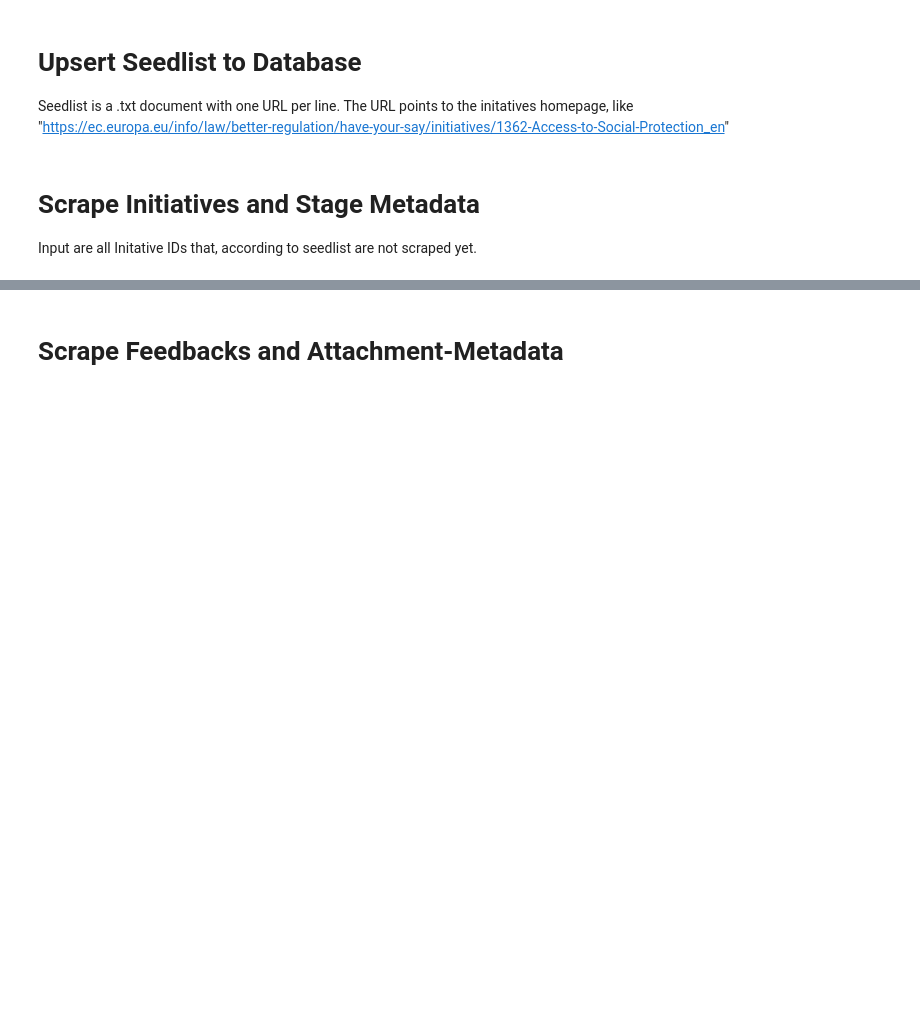
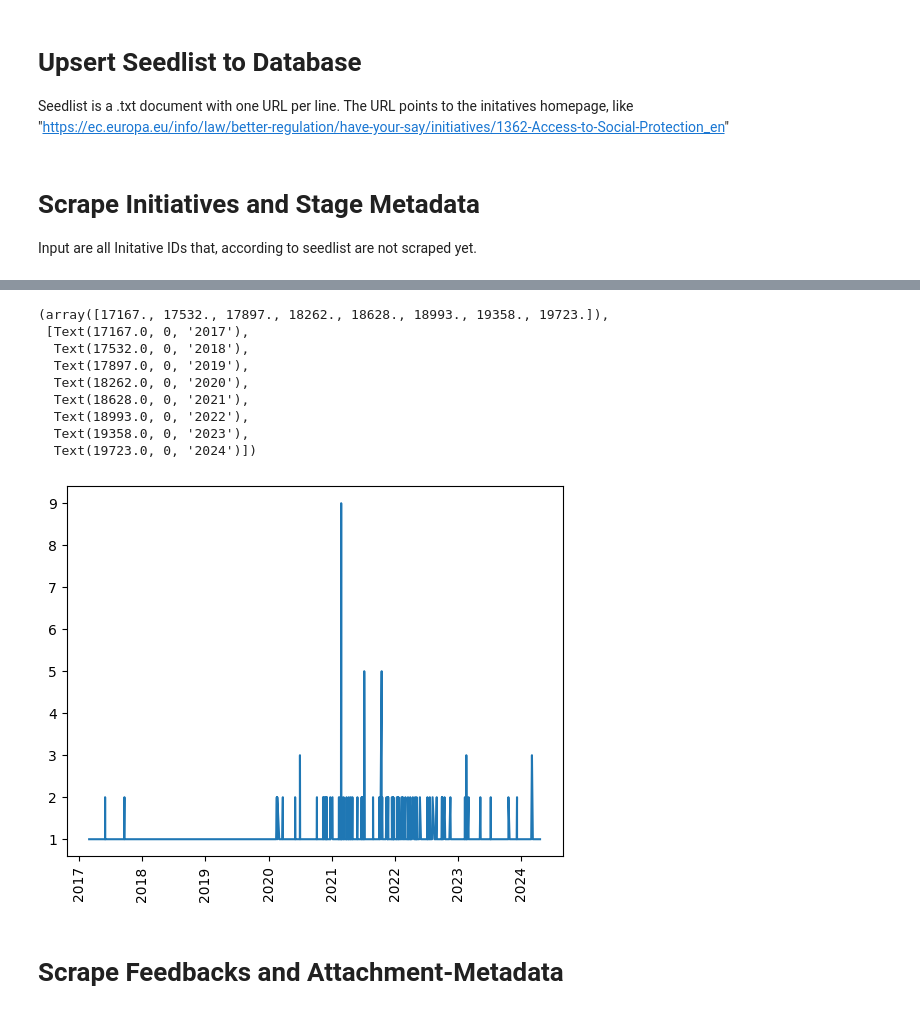
Before and after one commit to Q-Bukold/have_your_say-scraper, a Jupyter notebook: notebook.ipynb, the cells around one changed output, grey strips where cells are left out. Cells and saved outputs as stored; diff of their text form; code cells hidden in the pictures; blank space fills up the shorter version.

```diff
--- a/notebook.ipynb
+++ b/notebook.ipynb
@@ -52,0 +63,17 @@ Initiative_Scraper(connection=con, wait_time=10).scrape_all() # wait_time = time
+# %%
+## display stages in DB by Published Date
+import pandas as pd
+import matplotlib.pyplot as plt
+from sqlalchemy import create_engine
+from src.database.database_connection import database_connection
+
+engine = create_engine(database_connection(), echo=False, echo_pool=False)
+
+stage_dates_published = pd.read_sql("SELECT published_date FROM stages", engine)
+
+stage_dates_published = stage_dates_published.value_counts("published_date")
+stage_dates_published = stage_dates_published.sort_index(ascending=True)
+display(stage_dates_published)
+plt.plot(stage_dates_published.index, stage_dates_published.values)
+plt.xticks(rotation='vertical')
+# %% [output]
@@ -53,3 +93,13 @@ Initiative_Scraper(connection=con, wait_time=10).scrape_all() # wait_time = time
+(array([17167., 17532., 17897., 18262., 18628., 18993., 19358., 19723.]),
+ [Text(17167.0, 0, '2017'),
+  Text(17532.0, 0, '2018'),
+  Text(17897.0, 0, '2019'),
+  Text(18262.0, 0, '2020'),
+  Text(18628.0, 0, '2021'),
+  Text(18993.0, 0, '2022'),
+  Text(19358.0, 0, '2023'),
+  Text(19723.0, 0, '2024')])
+[figure, added]
 # %% [markdown]
 # Scrape Feedbacks and Attachment-Metadata
 # %%
```
Also changed, not shown: parts of 8 cells of this notebook, 27 other files.
